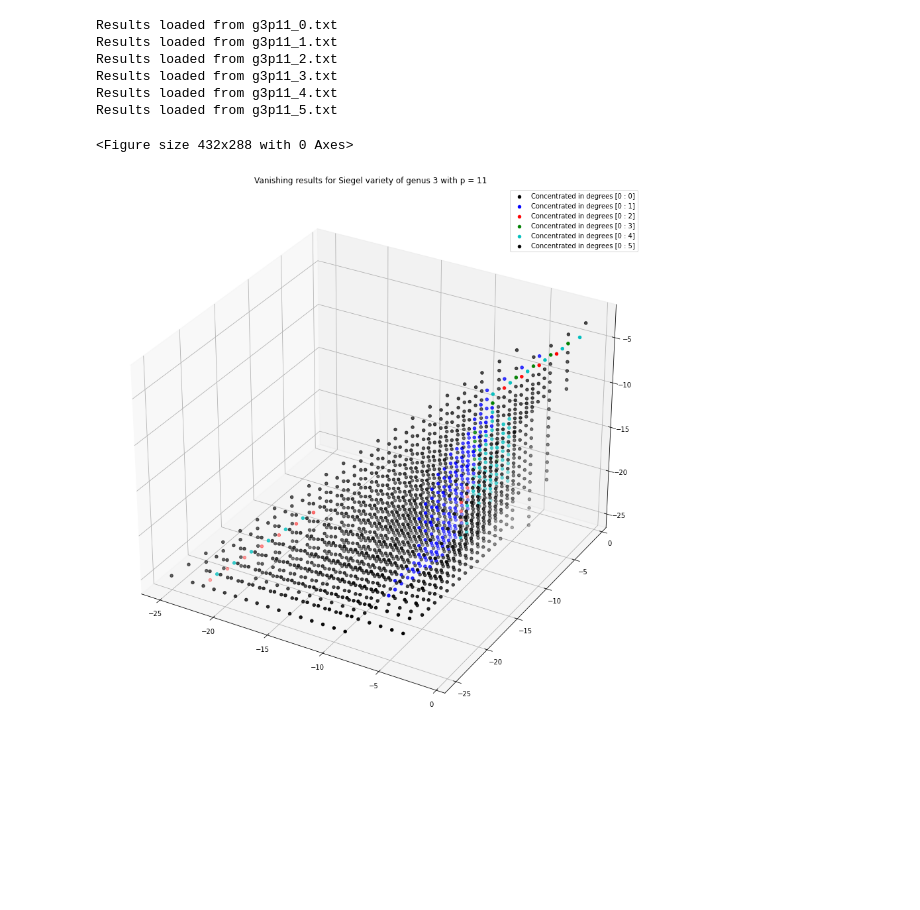
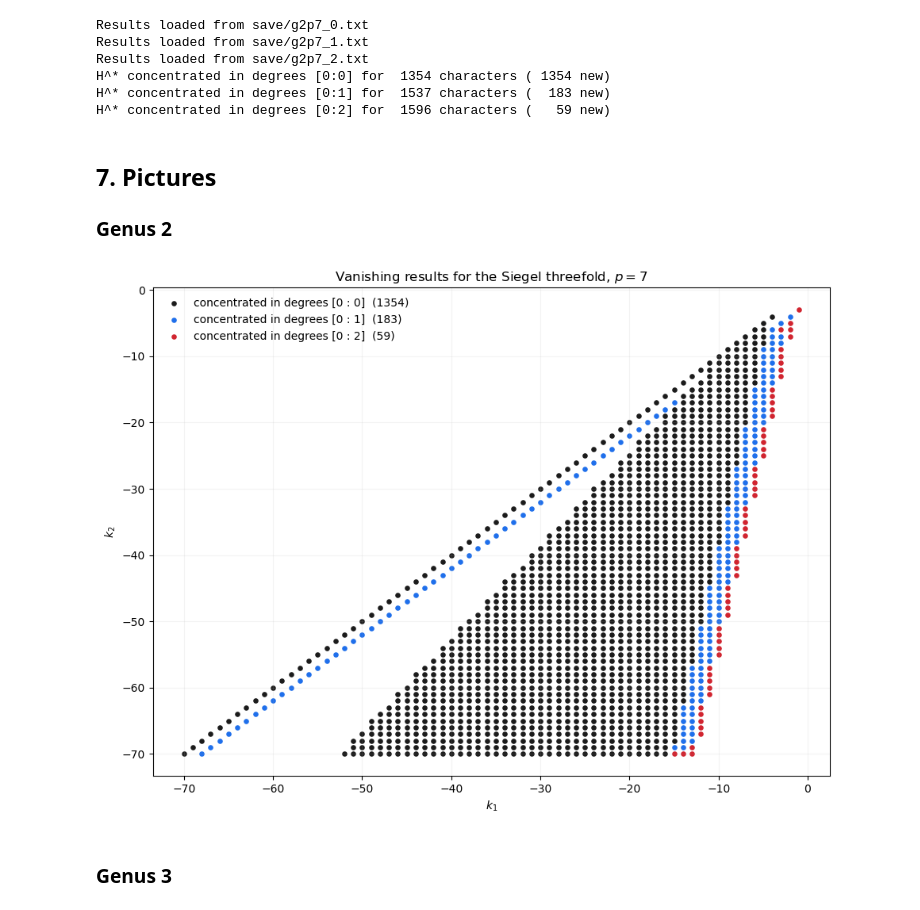
Before and after one commit to ThibaultAlexandre/vanishing-results-over-the-siegel-variety, a Jupyter notebook: main.ipynb, the cells around one changed output. Cells and saved outputs as stored; diff of their text form; code cells hidden in the pictures; blank space fills up the shorter version.

```diff
--- a/main.ipynb
+++ b/main.ipynb
@@ -407,0 +198,6 @@ H^* is concentrated in degrees [0:2] for 77 characters
+# %%
+X = VanishingEngine(data)
+grew = X.apply(T=[0], e=0, kmin=-70, kmax=0)      # I_0 = empty, e = 0
+
+print("this pass found something new :", grew)
+print("weights known per degree      :", [len(c) for c in X.Cvan])
@@ -414,2 +276,0 @@ Results saved in g2p7_2.txt
-# %%
-X.load()
@@ -489,33 +276,0 @@ p-small weights saved in g2p31_psmall.txt
-# %%
-#Plot our results when g = 2 or g = 3
-def plot(variety):
-    colors = ['k','b','r','g','c']
-    if variety.g == 2:
-        res = variety.convert()
-        plt.clf()
-        fig = plt.figure(figsize=(12,6))
-        for k in range(variety.d):
-            if len(res[k]) != 0:
-                x, y = zip(*res[k])
-                plt.scatter(x,y, label='Concentrated in degrees [0 : ' + str(k) + ']' , color = colors[k%len(colors)])
-        plt.title('Vanishing results for Siegel threefold with p = ' + str(variety.p))
-        plt.legend()
-        plt.show()
-    elif variety.g == 3:
-        res = variety.convert()
-        plt.clf()
-        fig = plt.figure(figsize=(25,15))
-        ax = plt.axes(projection='3d')
-        for k in range(variety.d):
-            if len(res[k]) != 0:
-                x, y, z = zip(*res[k])
-                ax.scatter3D(x,y,z, label='Concentrated in degrees [0 : ' + str(k) + ']' , color =  colors[k%len(colors)])
-        plt.title('Vanishing results for Siegel variety of genus 3 with p = ' + str(variety.p))
-        plt.legend()
-        plt.show()
-    else:
-        print('The genus must be 2 or 3')
-# %%
-X = SiegelVariety(g = 2, p = 11)
-X.load()
-plot(X)
@@ -528,13 +277,24 @@ Results loaded from g2p11_2.txt
-# %%
-Y = SiegelVariety(g = 3, p = 11)
-Y.load()
-plot(Y)
-# %% [output]
-Results loaded from g3p11_0.txt
-Results loaded from g3p11_1.txt
-Results loaded from g3p11_2.txt
-Results loaded from g3p11_3.txt
-Results loaded from g3p11_4.txt
-Results loaded from g3p11_5.txt
-<Figure size 432x288 with 0 Axes>
-[figure, removed]
+# %%
+Y = VanishingEngine(SiegelData(g=2, p=7))
+Y.load()
+
+_ = Y.statistics()
+# %% [output]
+Results loaded from save/g2p7_0.txt
+Results loaded from save/g2p7_1.txt
+Results loaded from save/g2p7_2.txt
+H^* concentrated in degrees [0:0] for  1354 characters ( 1354 new)
+H^* concentrated in degrees [0:1] for  1537 characters (  183 new)
+H^* concentrated in degrees [0:2] for  1596 characters (   59 new)
+# %% [markdown]
+<a id="pictures"></a>
+## 7. Pictures
+
+### Genus 2
+# %%
+plot(X, figsize=(11, 8))
+plt.show()
+# %% [output]
+[figure, added]
+# %% [markdown]
+### Genus 3
```
Also changed, not shown: parts of 78 cells of this notebook, 44 other files.
